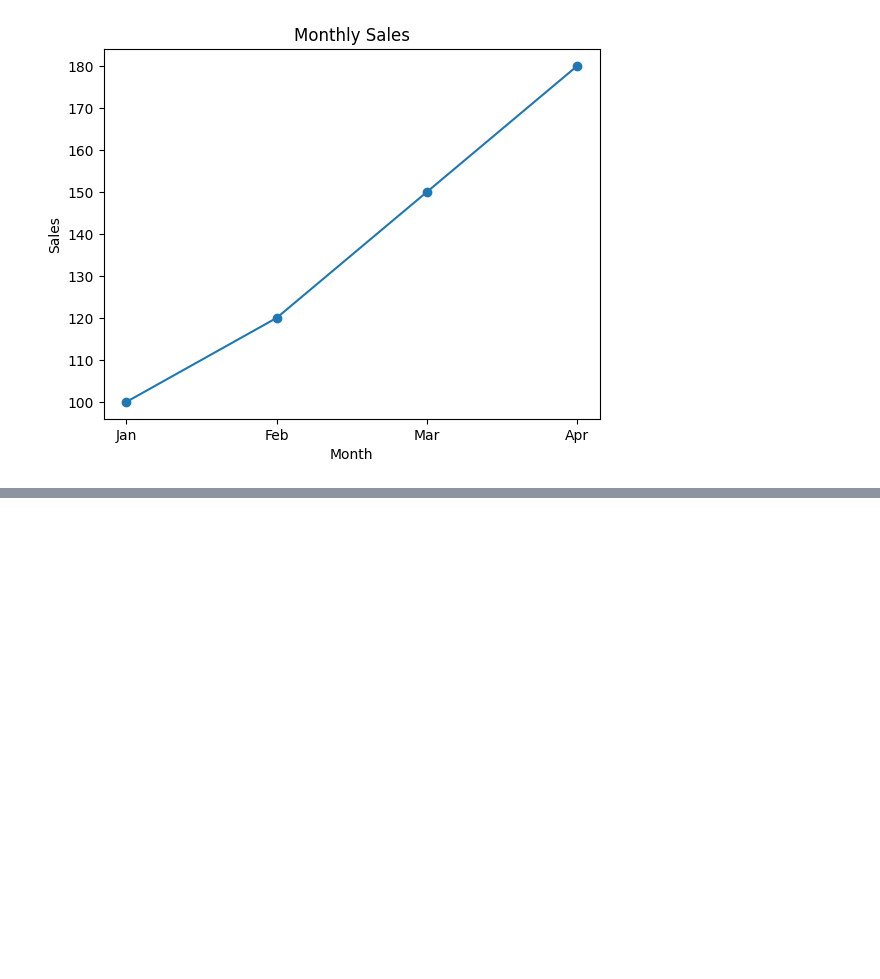
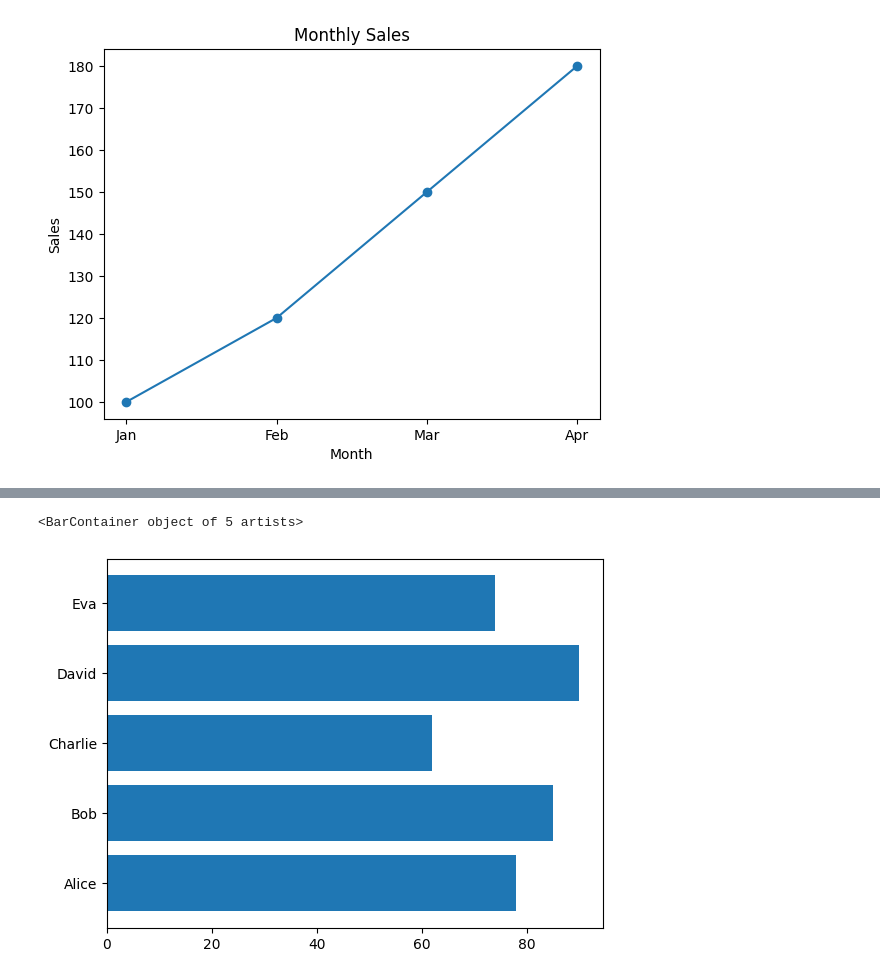
Before and after one commit to Saurav-T/pyside6-app-dev, a Jupyter notebook: day-10/matplot1.ipynb, the cells around one changed output, grey strips where cells are left out. Saved outputs shown, nothing was run; the diff lists cells and outputs as text; code cells hidden in the pictures; blank space fills up the shorter version.

```diff
--- a/day-10/matplot1.ipynb
+++ b/day-10/matplot1.ipynb
@@ -85,0 +136,5 @@ plt.show()
+# %%
+plt.barh(students, scores)
+# %% [output]
+<BarContainer object of 5 artists>
+[figure, added]
```
Also changed, not shown: parts of 7 cells of this notebook.
